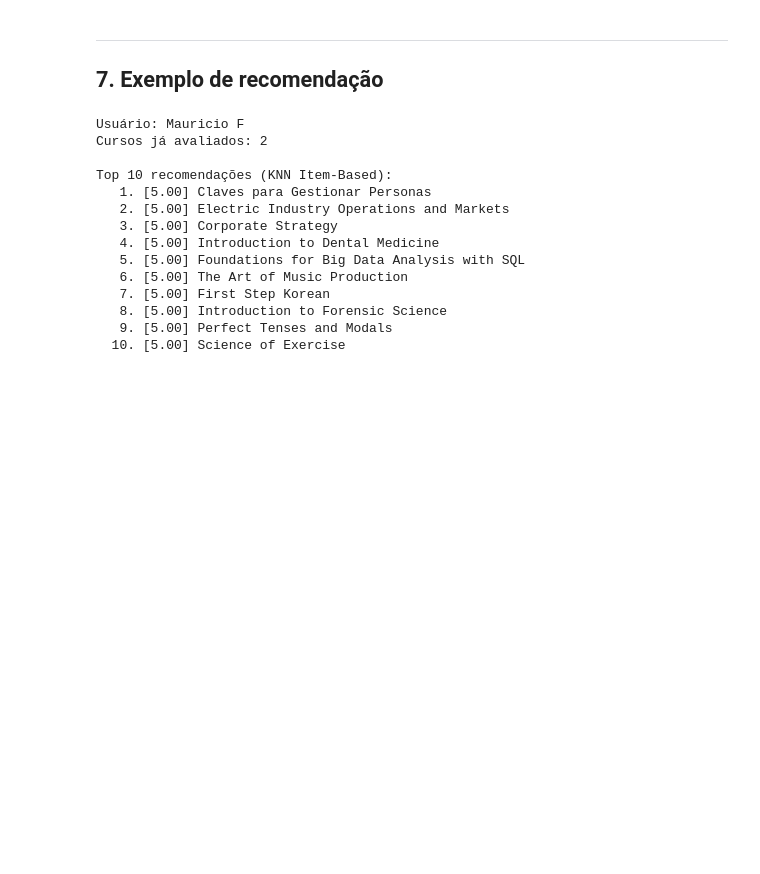
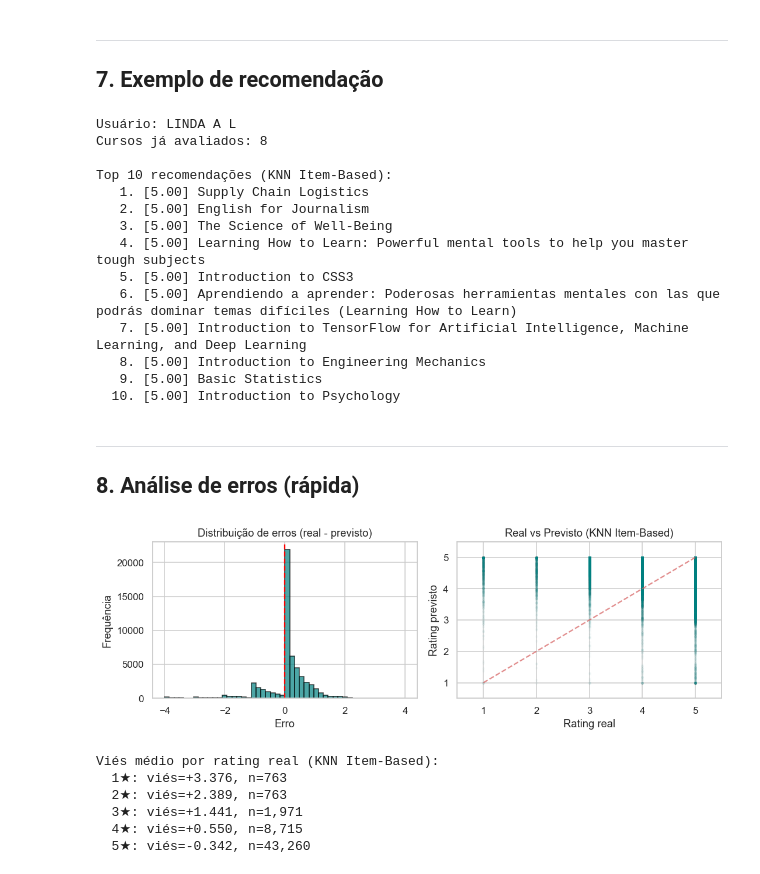
Before and after one commit to guilhermersduarte/Projeto-Aplicado3-Grupo12, a Jupyter notebook: notebooks/03_MODEL_knn_preview.ipynb, the cells around one changed output. Drawn from its saved outputs; the diff is of its cells as text; code cells hidden in the pictures; blank space fills up the shorter version.

```diff
--- a/notebooks/03_MODEL_knn_preview.ipynb
+++ b/notebooks/03_MODEL_knn_preview.ipynb
@@ -27,8 +29,8 @@ Imports OK
 ## 1. Carregamento dos dados
 # %%
 # Carrega triplas (user, item, rating) geradas pelo pipeline
-train_raw = pd.read_parquet('../test_data/surprise_train.parquet')
-test_raw  = pd.read_parquet('../test_data/surprise_test.parquet')
+train_raw = pd.read_parquet('../data/surprise_train.parquet')
+test_raw  = pd.read_parquet('../data/surprise_test.parquet')
 
 print(f'Treino: {len(train_raw):,} triplas | {train_raw["reviewers"].nunique():,} users | {train_raw["course_id"].nunique()} cursos')
 print(f'Teste:  {len(test_raw):,} triplas | {test_raw["reviewers"].nunique():,} users | {test_raw["course_id"].nunique()} cursos')
@@ -231,17 +294,64 @@ for i, (cid, est) in enumerate(top10, 1):
     name = course_names.get(cid, cid)
     print(f'  {i:2d}. [{est:.2f}] {name}')
 # %% [output]
-Usuário: Mauricio F
-Cursos já avaliados: 2
+Usuário: LINDA A L
+Cursos já avaliados: 8
 
 Top 10 recomendações (KNN Item-Based):
-   1. [5.00] Claves para Gestionar Personas
-   2. [5.00] Electric Industry Operations and Markets
-   3. [5.00] Corporate Strategy
-   4. [5.00] Introduction to Dental Medicine
-   5. [5.00] Foundations for Big Data Analysis with SQL
-   6. [5.00] The Art of Music Production
-   7. [5.00] First Step Korean
-   8. [5.00] Introduction to Forensic Science
-   9. [5.00] Perfect Tenses and Modals
-  10. [5.00] Science of Exercise
+   1. [5.00] Supply Chain Logistics
+   2. [5.00] English for Journalism
+   3. [5.00] The Science of Well-Being
+   4. [5.00] Learning How to Learn: Powerful mental tools to help you master tough subjects
+   5. [5.00] Introduction to CSS3
+   6. [5.00] Aprendiendo a aprender: Poderosas herramientas mentales con las que podrás dominar temas difíciles (Learning How to Learn)
+   7. [5.00] Introduction to TensorFlow for Artificial Intelligence, Machine Learning, and Deep Learning
+   8. [5.00] Introduction to Engineering Mechanics
+   9. [5.00] Basic Statistics
+  10. [5.00] Introduction to Psychology
+# %% [markdown]
+---
+## 8. Análise de erros (rápida)
+# %%
+# Distribuição dos erros (real - previsto) para KNN Item-Based
+errors_item = [(p.r_ui - p.est) for p in preds_item]
+
+fig, axes = plt.subplots(1, 2, figsize=(10, 3.5))
+
+# Histograma de erros
+axes[0].hist(errors_item, bins=50, color='teal', edgecolor='black', alpha=0.7)
+axes[0].axvline(0, color='red', linestyle='--')
+axes[0].set_title('Distribuição de erros (real - previsto)')
+axes[0].set_xlabel('Erro')
+axes[0].set_ylabel('Frequência')
+
+# Real vs Previsto
+actuals = [p.r_ui for p in preds_item]
+estimated = [p.est for p in preds_item]
+axes[1].scatter(actuals, estimated, alpha=0.02, s=5, color='teal')
+axes[1].plot([1, 5], [1, 5], 'r--', alpha=0.7)
+axes[1].set_xlabel('Rating real')
+axes[1].set_ylabel('Rating previsto')
+axes[1].set_title('Real vs Previsto (KNN Item-Based)')
+axes[1].set_xlim(0.5, 5.5)
+axes[1].set_ylim(0.5, 5.5)
+
+plt.tight_layout()
+plt.show()
+
+# Viés por rating
+error_by_rating = defaultdict(list)
+for p in preds_item:
+    error_by_rating[int(p.r_ui)].append(p.est - p.r_ui)
+
+print('\nViés médio por rating real (KNN Item-Based):')
+for r in sorted(error_by_rating):
+    errs = error_by_rating[r]
+    print(f'  {r}★: viés={np.mean(errs):+.3f}, n={len(errs):,}')
+# %% [output]
+[figure, added]
+Viés médio por rating real (KNN Item-Based):
+  1★: viés=+3.376, n=763
+  2★: viés=+2.389, n=763
+  3★: viés=+1.441, n=1,971
+  4★: viés=+0.550, n=8,715
+  5★: viés=-0.342, n=43,260
```
Also changed, not shown: parts of 13 cells of this notebook, 2 other files.
